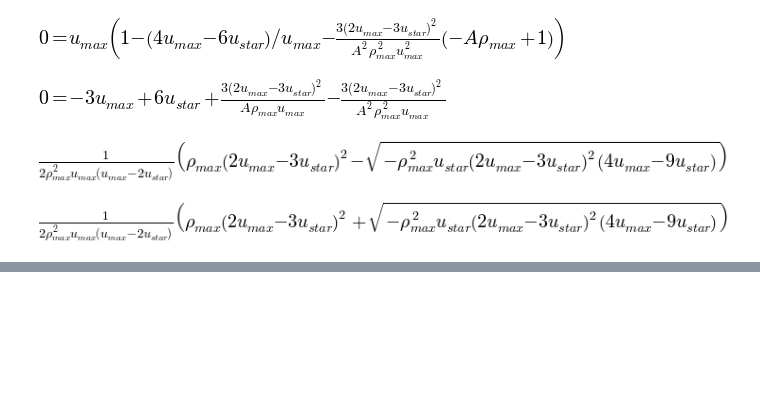
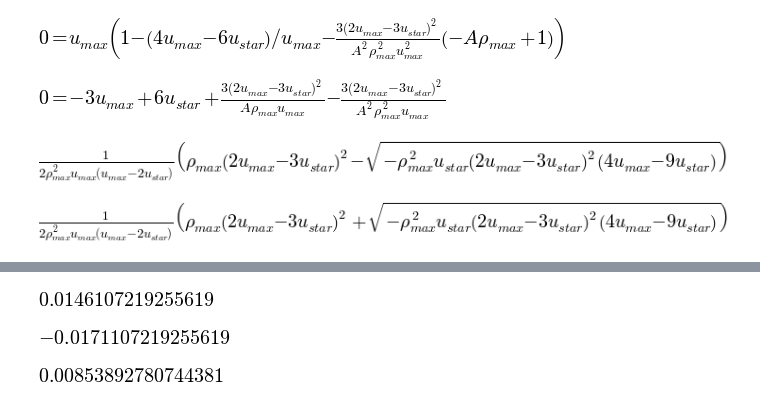
Before and after one commit to cdigangi8/working_dir, a Jupyter notebook: working/Module_3.03.ipynb, the cells around one changed output, grey strips where cells are left out. Saved outputs shown, nothing was run; the diff lists cells and outputs as text; code cells hidden in the pictures; blank space fills up the shorter version.

```diff
--- a/working/Module_3.03.ipynb
+++ b/working/Module_3.03.ipynb
@@ -112,0 +121,14 @@ A_sol[1]
+# %%
+aval = A_sol[0].evalf(subs={u_star: 0.7, u_max: 1.0, rho_max: 10.0})
+aval
+# %% [output]
+[figure, added]
+# %%
+A_sol[1].evalf(subs={u_star: 0.7, u_max: 1.0, rho_max: 10.0})
+# %% [output]
+[figure, added]
+# %%
+bval = B_sol.evalf(subs={rho_max: 10.0, A:aval})
+bval
+# %% [output]
+[figure, added]
```
Also changed, not shown: parts of 2 cells of this notebook.
